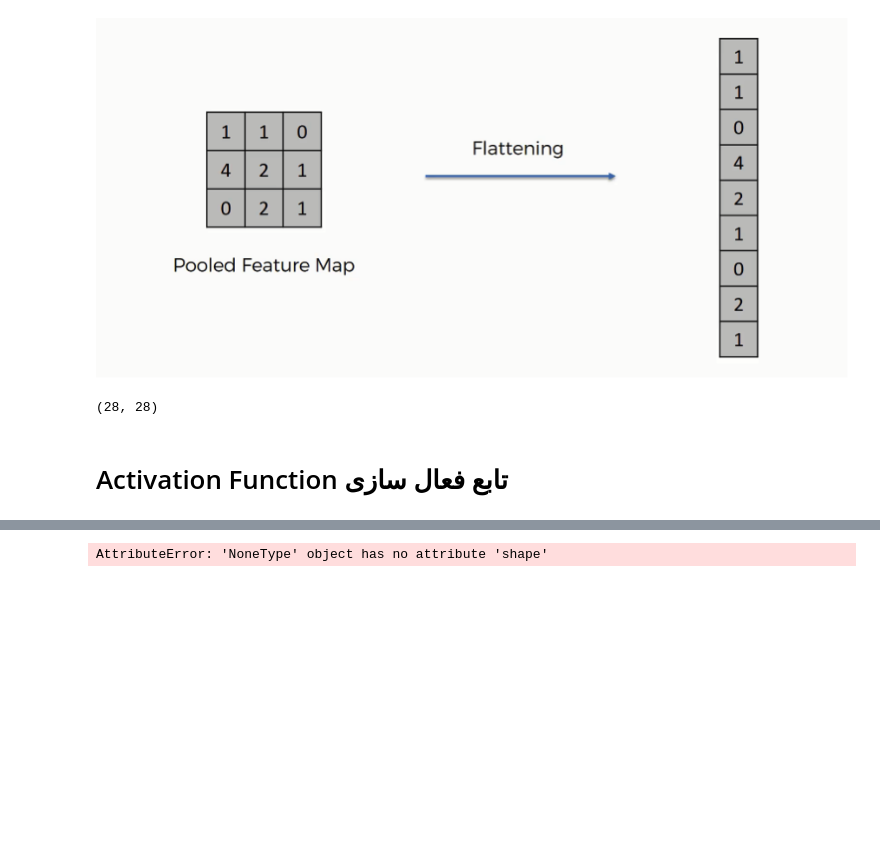
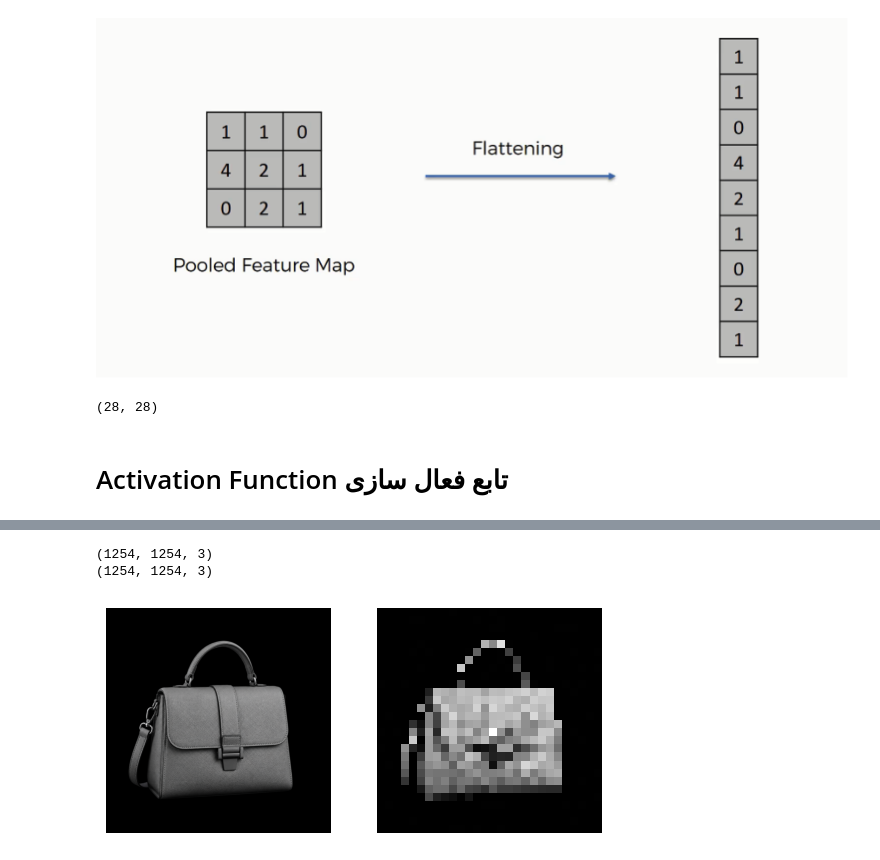
Before and after one commit to pouyakelich/teaching, a Jupyter notebook: course3/section 2/section-1.ipynb, the cells around one changed output, grey strips where cells are left out. Saved outputs shown, nothing was run; the diff lists cells and outputs as text; code cells hidden in the pictures; blank space fills up the shorter version.

```diff
--- a/course3/section 2/section-1.ipynb
+++ b/course3/section 2/section-1.ipynb
@@ -151,21 +145,23 @@ plt.show()
 # %%
-image = cv2.imread("/content/content.png")
+image = cv2.imread("content.png")
 print(image.shape)
 
 image_gray = cv2.cvtColor(image,cv2.COLOR_BGR2GRAY)
 image_gray = cv2.resize(image_gray,(28,28))
 print(image.shape)
 
 plt.subplot(1,2,1)
 plt.imshow(image)
 plt.axis("off")
 
 plt.subplot(1,2,2)
 plt.imshow(image_gray,cmap="gray")
 plt.axis("off")
 plt.show()
 # %% [output]
-AttributeError: 'NoneType' object has no attribute 'shape'
+(1254, 1254, 3)
+(1254, 1254, 3)
+[figure, added]
 # %%
 classes = ["T-shirt/top", "Trouser" , "Pullover" ,
            "Dress", "Coat", "Sandal", "Shirt", "Sneaker",
```
Also changed, not shown: parts of 5 cells of this notebook, 21 other files.
